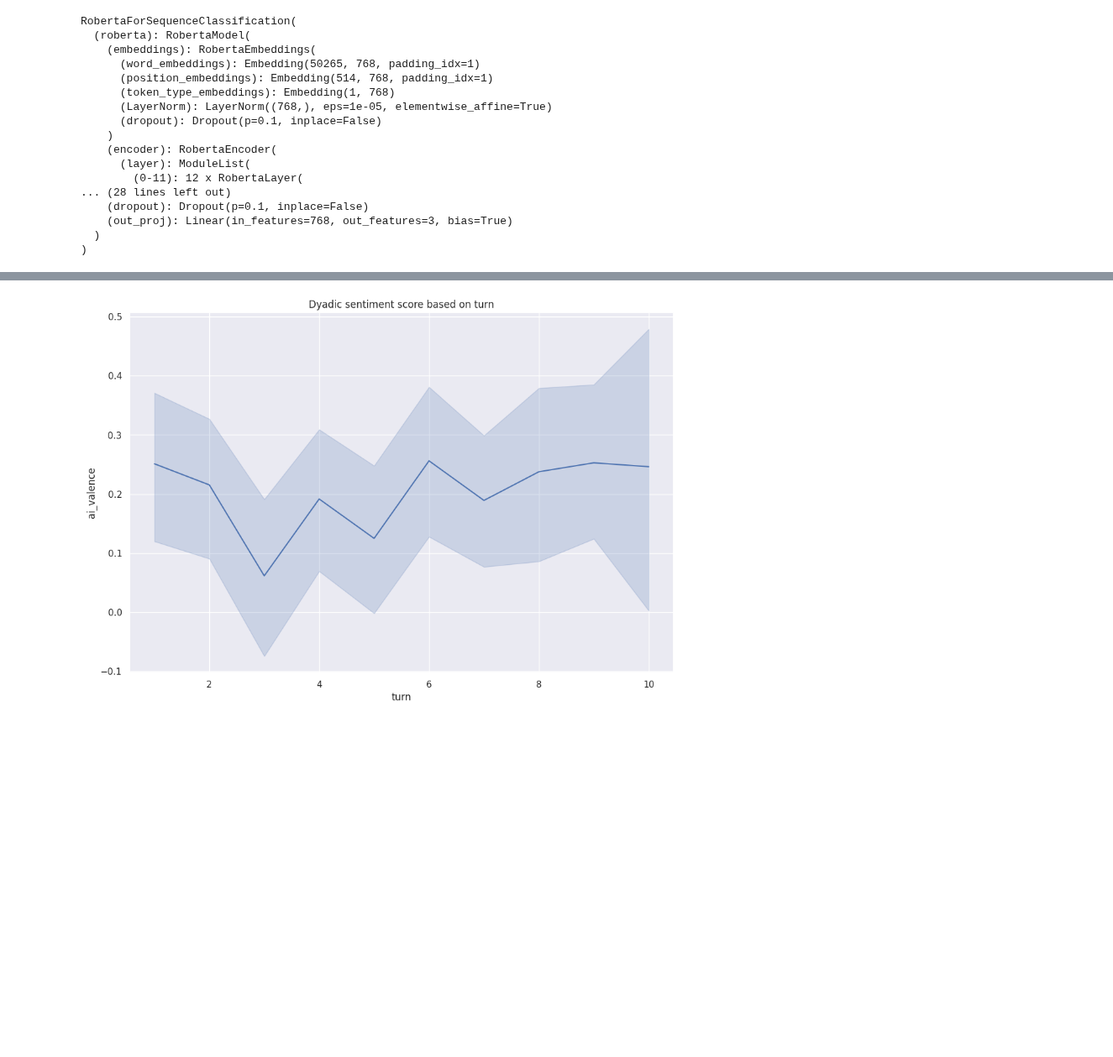
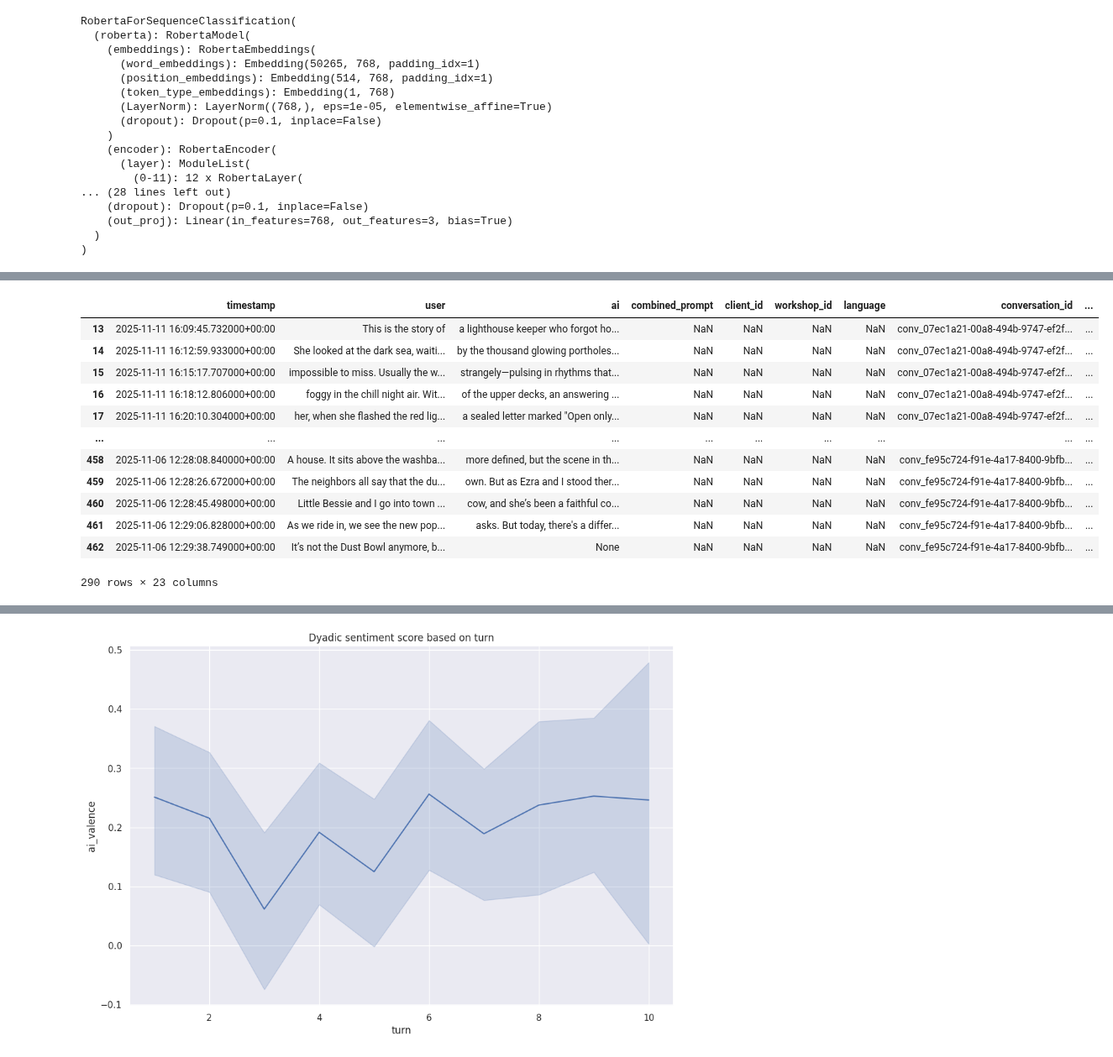
Before and after one commit to Halfidaldal/PENPAL_analysis, a Jupyter notebook: analysis/sent_eng.ipynb, the cells around one changed output, grey strips where cells are left out. Shown at 84% size. Cells and saved outputs as stored; diff of their text form; code cells hidden in the pictures; blank space fills up the shorter version.

```diff
--- a/analysis/sent_eng.ipynb
+++ b/analysis/sent_eng.ipynb
@@ -136,3 +126,19 @@ df['turn'] = df.groupby('respondent_id').cumcount() + 1
+# %%
+df[df['starter'] =='ai']
+# %% [output]
+|  | timestamp | user | ai | combined_prompt | client_id | workshop_id | language | conversation_id | ... |
+| 13 | 2025-11-11 16:09:45.732000+00:00 | This is the story of | a lighthouse keeper who forgot ho... | NaN | NaN | NaN | NaN | conv_07ec1a21-00a8-494b-9747-ef2f... | ... |
+| 14 | 2025-11-11 16:12:59.933000+00:00 | She looked at the dark sea, waiti... | by the thousand glowing portholes... | NaN | NaN | NaN | NaN | conv_07ec1a21-00a8-494b-9747-ef2f... | ... |
+| 15 | 2025-11-11 16:15:17.707000+00:00 | impossible to miss. Usually the w... | strangely—pulsing in rhythms that... | NaN | NaN | NaN | NaN | conv_07ec1a21-00a8-494b-9747-ef2f... | ... |
+| 16 | 2025-11-11 16:18:12.806000+00:00 | foggy in the chill night air. Wit... | of the upper decks, an answering ... | NaN | NaN | NaN | NaN | conv_07ec1a21-00a8-494b-9747-ef2f... | ... |
+| 17 | 2025-11-11 16:20:10.304000+00:00 | her, when she flashed the red lig... | a sealed letter marked "Open only... | NaN | NaN | NaN | NaN | conv_07ec1a21-00a8-494b-9747-ef2f... | ... |
+| ... | ... | ... | ... | ... | ... | ... | ... | ... | ... |
+| 458 | 2025-11-06 12:28:08.840000+00:00 | A house. It sits above the washba... | more defined, but the scene in th... | NaN | NaN | NaN | NaN | conv_fe95c724-f91e-4a17-8400-9bfb... | ... |
+| 459 | 2025-11-06 12:28:26.672000+00:00 | The neighbors all say that the du... | own. But as Ezra and I stood ther... | NaN | NaN | NaN | NaN | conv_fe95c724-f91e-4a17-8400-9bfb... | ... |
+| 460 | 2025-11-06 12:28:45.498000+00:00 | Little Bessie and I go into town ... | cow, and she’s been a faithful co... | NaN | NaN | NaN | NaN | conv_fe95c724-f91e-4a17-8400-9bfb... | ... |
+| 461 | 2025-11-06 12:29:06.828000+00:00 | As we ride in, we see the new pop... | asks. But today, there's a differ... | NaN | NaN | NaN | NaN | conv_fe95c724-f91e-4a17-8400-9bfb... | ... |
+| 462 | 2025-11-06 12:29:38.749000+00:00 | It’s not the Dust Bowl anymore, b... | None | NaN | NaN | NaN | NaN | conv_fe95c724-f91e-4a17-8400-9bfb... | ... |
+290 rows × 23 columns
 # %%
 import seaborn as sns
 import matplotlib.pyplot as plt
```
Also changed, not shown: parts of 8 cells of this notebook, 1 other file.
